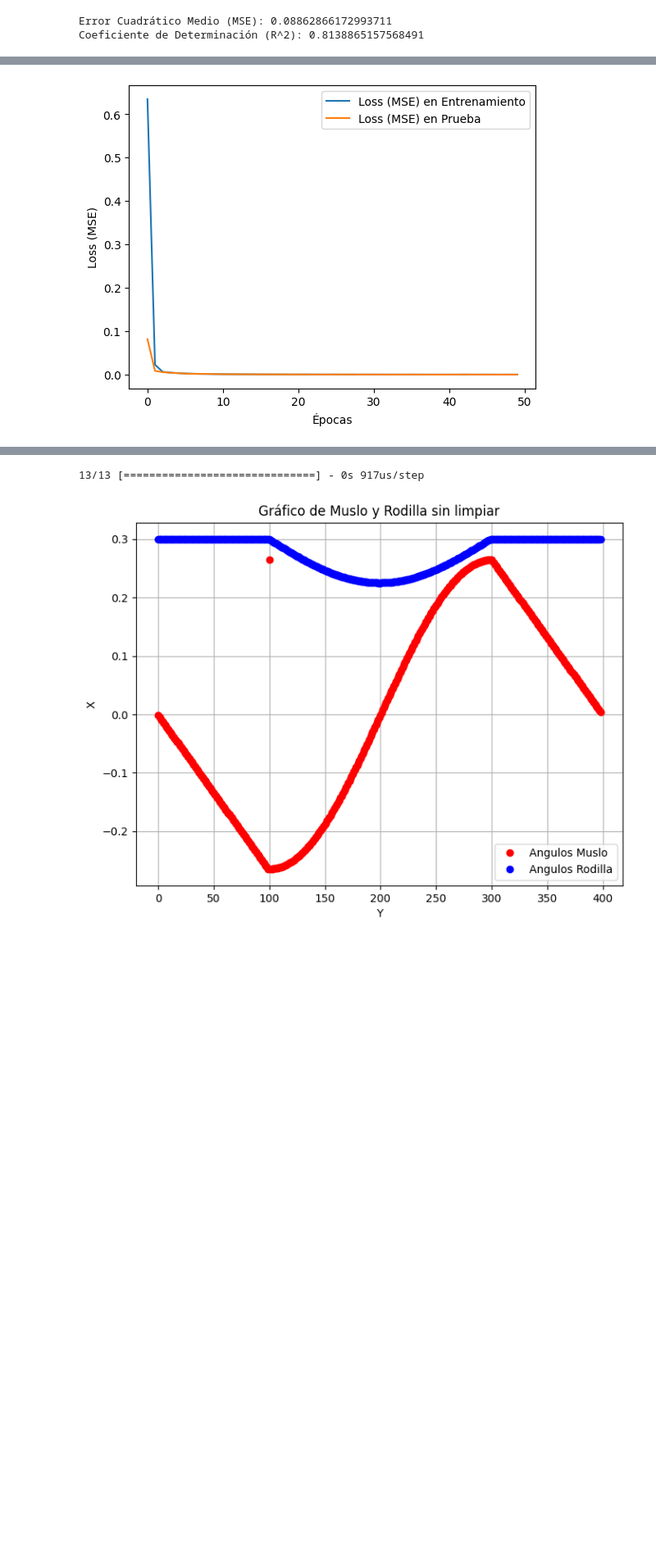
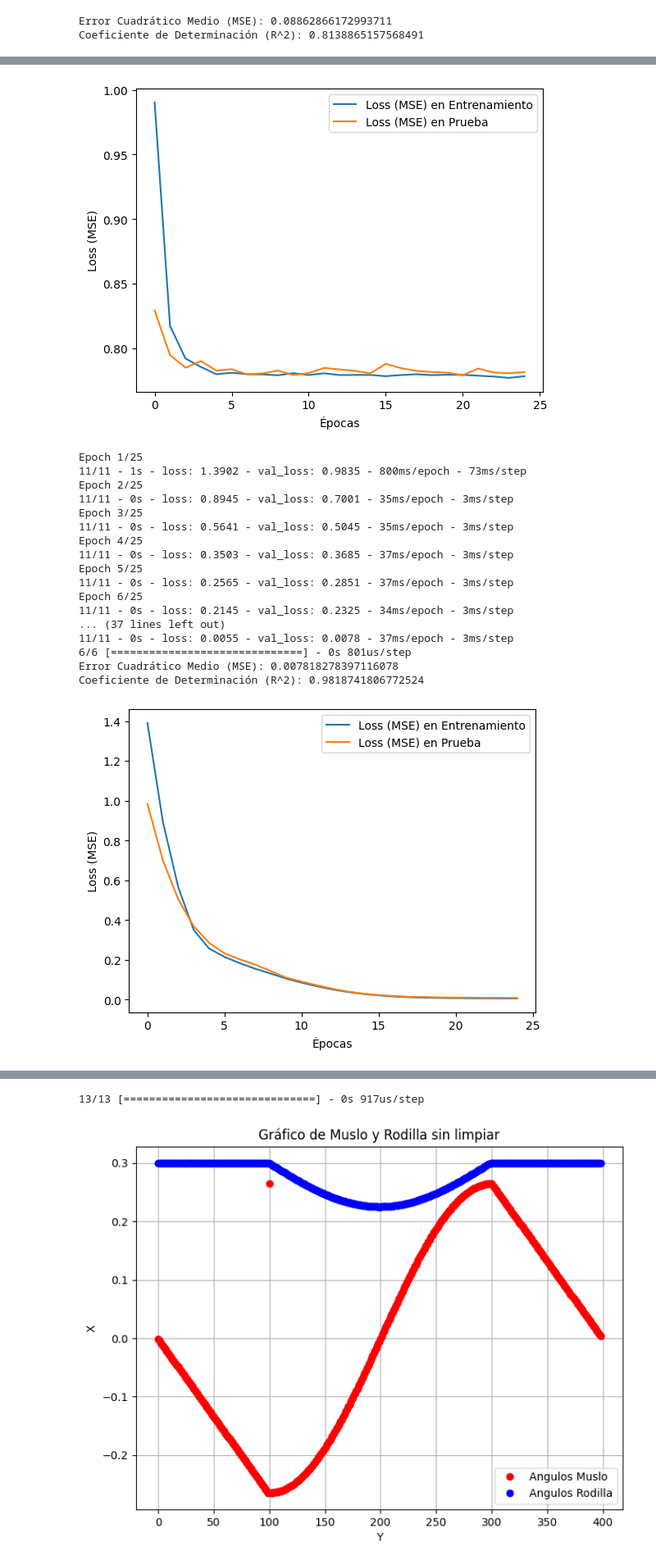
Before and after one commit to jorge-conejeros/Quadruped-Robot, a Jupyter notebook: red_neuronal.ipynb, the cells around one changed output, grey strips where cells are left out. Shown at 82% size. Cells and saved outputs as stored; diff of their text form; code cells hidden in the pictures; blank space fills up the shorter version.

```diff
--- a/red_neuronal.ipynb
+++ b/red_neuronal.ipynb
@@ -40,7 +40,8 @@ from sklearn.metrics import mean_squared_error, r2_score
 import matplotlib.pyplot as plt
 
 # Cargar el dataset
-dataset = pd.read_csv('datos_entrenamiento.csv')  # Asegúrate de reemplazar 'tu_dataset.csv' con el nombre de tu archivo
+#dataset = pd.read_csv('datos_entrenamiento2.csv')  # Asegúrate de reemplazar 'tu_dataset.csv' con el nombre de tu archivo
+dataset = pd.read_csv('datos_entrena.csv')  # Asegúrate de reemplazar 'tu_dataset.csv' con el nombre de tu archivo
 
 # Dividir los datos en características (X) y etiquetas (y)
 X = dataset[['PosX', 'PosY']].values
@@ -65,7 +66,7 @@ model = tf.keras.Sequential([
 model.compile(optimizer='adam', loss='mean_squared_error')
 
 # Entrenar el modelo
-history = model.fit(X_train, y_train, epochs=20, batch_size=64, validation_data=(X_test, y_test), verbose=2)
+history = model.fit(X_train, y_train, epochs=25, batch_size=64, validation_data=(X_test, y_test), verbose=2)
 
 # Realizar predicciones en el conjunto de prueba
 y_pred = model.predict(X_test)
@@ -84,4 +85,51 @@ plt.xlabel('Épocas')
 plt.ylabel('Loss (MSE)')
 plt.legend()
 plt.show()
+
+# Cargar el dataset
+dataset2 = pd.read_csv('datos_entrenamiento2.csv')  # Asegúrate de reemplazar 'tu_dataset.csv' con el nombre de tu archivo
+#dataset2 = pd.read_csv('datos_entrena.csv')  # Asegúrate de reemplazar 'tu_dataset.csv' con el nombre de tu archivo
+
+# Dividir los datos en características (X) y etiquetas (y)
+X = dataset2[['PosX', 'PosY']].values
+y = dataset2[['Muslo', 'Rodilla']].values
+
+# Dividir los datos en conjuntos de entrenamiento y prueba
+X_train, X_test, y_train, y_test = train_test_split(X, y, test_size=0.2, random_state=42)
+
+# Normalizar los datos (escalar)
+scaler = StandardScaler()
+X_train = scaler.fit_transform(X_train)
+X_test = scaler.transform(X_test)
+
+# Crear el modelo de Red Neuronal Artificial (RNA)
+model2 = tf.keras.Sequential([
+    tf.keras.layers.Dense(64, activation='relu', input_shape=(2,)),
+    tf.keras.layers.Dense(64, activation='relu'),
+    tf.keras.layers.Dense(2)  # Dos salidas para Muslo y Rodilla
+])
+
+# Compilar el modelo
+model2.compile(optimizer='adam', loss='mean_squared_error')
+
+# Entrenar el modelo
+history = model2.fit(X_train, y_train, epochs=25, batch_size=64, validation_data=(X_test, y_test), verbose=2)
+
+# Realizar predicciones en el conjunto de prueba
+y_pred = model2.predict(X_test)
+
+# Evaluar el modelo
+mse = mean_squared_error(y_test, y_pred)
+r2 = r2_score(y_test, y_pred)
+
+print(f"Error Cuadrático Medio (MSE): {mse}")
+print(f"Coeficiente de Determinación (R^2): {r2}")
+
+# Visualizar la pérdida durante el entrenamiento
+plt.plot(history.history['loss'], label='Loss (MSE) en Entrenamiento')
+plt.plot(history.history['val_loss'], label='Loss (MSE) en Prueba')
+plt.xlabel('Épocas')
+plt.ylabel('Loss (MSE)')
+plt.legend()
+plt.show()
 # %% [output]
@@ -105,4 +153,22 @@ Coeficiente de Determinación (R^2): 0.9997254028538004
-[figure, old version]
+[figure, new version]
+Epoch 1/25
+11/11 - 1s - loss: 1.3902 - val_loss: 0.9835 - 800ms/epoch - 73ms/step
+Epoch 2/25
+11/11 - 0s - loss: 0.8945 - val_loss: 0.7001 - 35ms/epoch - 3ms/step
+Epoch 3/25
+11/11 - 0s - loss: 0.5641 - val_loss: 0.5045 - 35ms/epoch - 3ms/step
+Epoch 4/25
+11/11 - 0s - loss: 0.3503 - val_loss: 0.3685 - 37ms/epoch - 3ms/step
+Epoch 5/25
+11/11 - 0s - loss: 0.2565 - val_loss: 0.2851 - 37ms/epoch - 3ms/step
+Epoch 6/25
+11/11 - 0s - loss: 0.2145 - val_loss: 0.2325 - 34ms/epoch - 3ms/step
+... (37 lines left out)
+11/11 - 0s - loss: 0.0055 - val_loss: 0.0078 - 37ms/epoch - 3ms/step
+6/6 [==============================] - 0s 801us/step
+Error Cuadrático Medio (MSE): 0.007818278397116078
+Coeficiente de Determinación (R^2): 0.9818741806772524
+[figure, added]
 # %%
 import numpy as np
 
```
Also changed, not shown: parts of 4 cells of this notebook, 2 other files.
